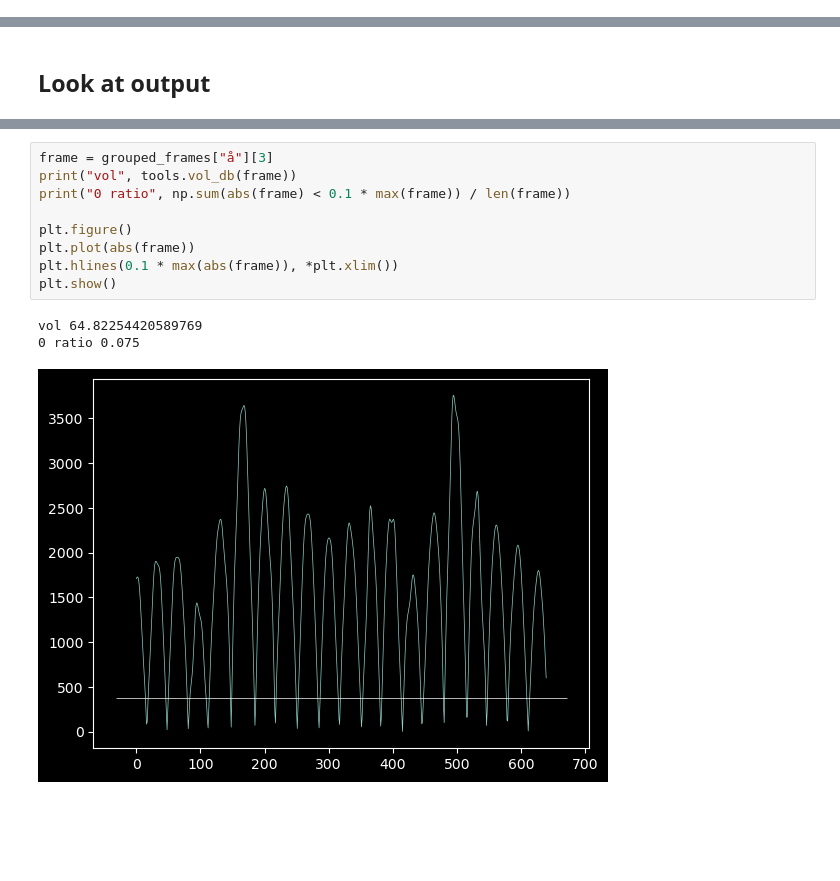
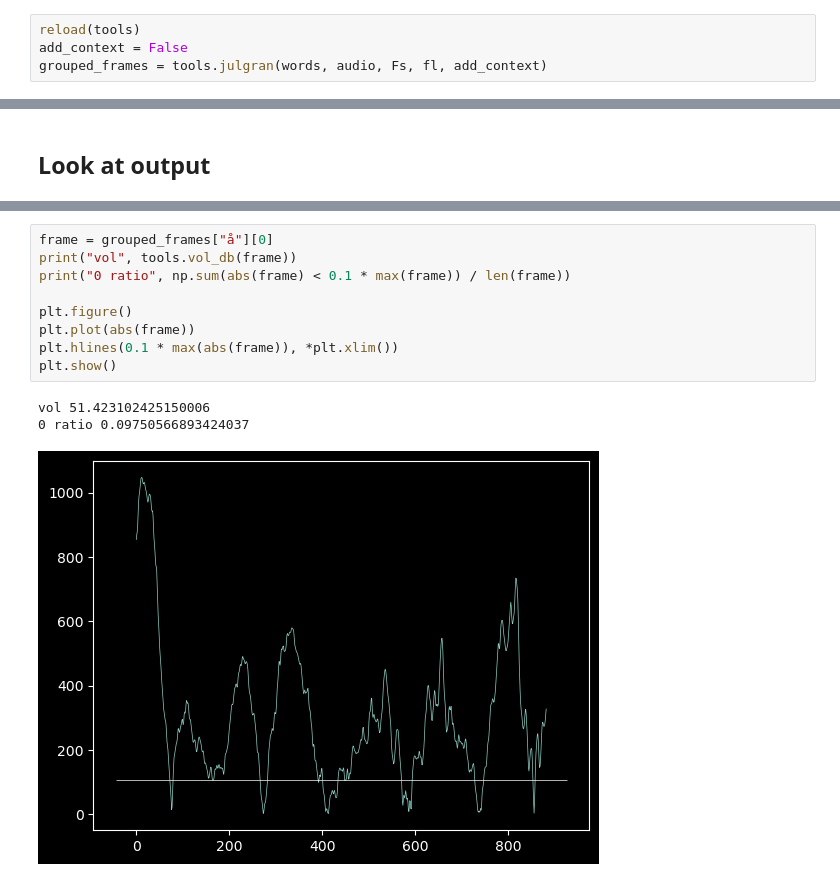
Before and after one commit to TobiasBjork/VowelProject, a Jupyter notebook: short_segments_stitch.ipynb, the cells around one changed output, grey strips where cells are left out. Saved outputs shown, nothing was run; the diff lists cells and outputs as text; blank space fills up the shorter version.

Commit message:
refactor julgran

```diff
--- a/short_segments_stitch.ipynb
+++ b/short_segments_stitch.ipynb
@@ -174,3 +141,7 @@ for w, segment, vowels in zip(words, segments, vowels_per_segment):
+# %%
+reload(tools)
+add_context = False
+grouped_frames = tools.julgran(words, audio, Fs, fl, add_context)
 # %%
 vowels_in_text = {v: 0 for v in tools.VOWELS_SV}
 for c in tools.checkVowels(text, tools.VOWELS_SV):
@@ -308,13 +280,13 @@ plt.tight_layout()
 # %%
-frame = grouped_frames["å"][3]
+frame = grouped_frames["å"][0]
 print("vol", tools.vol_db(frame))
 print("0 ratio", np.sum(abs(frame) < 0.1 * max(frame)) / len(frame))
 
 plt.figure()
 plt.plot(abs(frame))
 plt.hlines(0.1 * max(abs(frame)), *plt.xlim())
 plt.show()
 # %% [output]
-vol 64.82254420589769
-0 ratio 0.075
+vol 51.423102425150006
+0 ratio 0.09750566893424037
-[figure, old version]
+[figure, new version]
```
Also changed, not shown: parts of 5 cells of this notebook, 21 other files.
